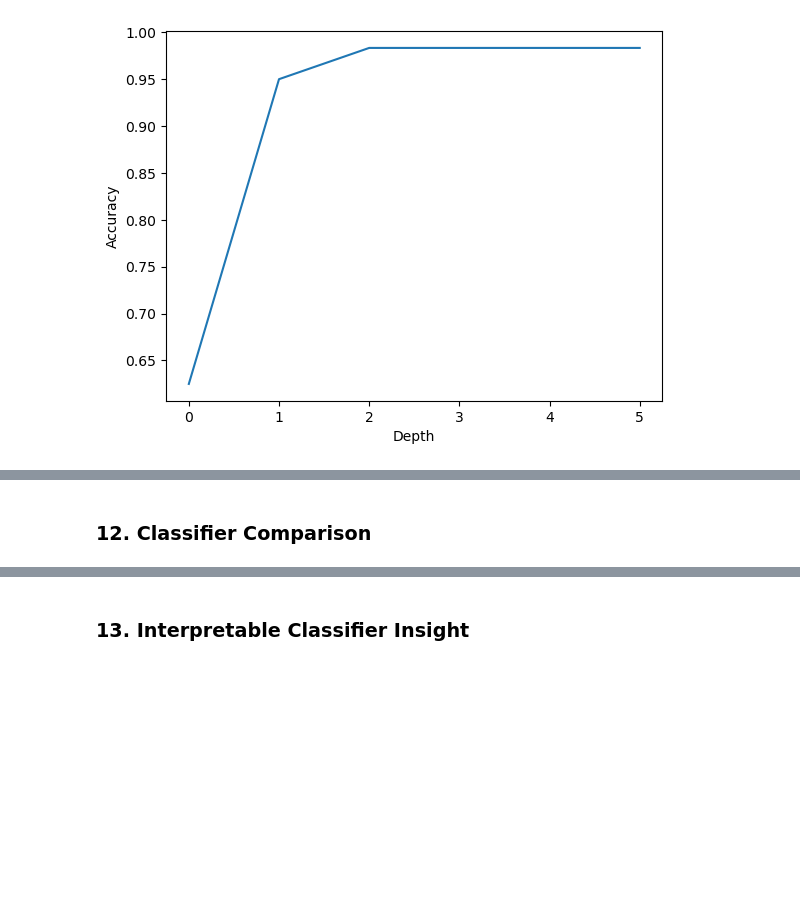
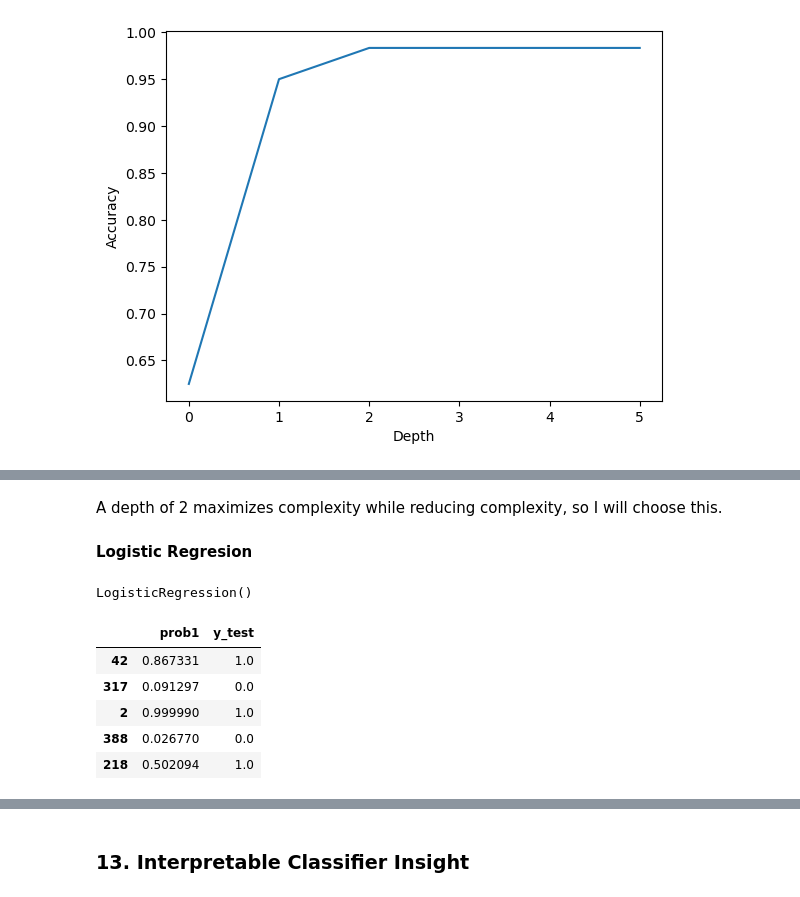
Before and after one commit to nimerkb/Assign6, a Jupyter notebook: as-6-mv-apr-18-3pm.ipynb, the cells around one changed output, grey strips where cells are left out. Cells and saved outputs as stored; diff of their text form; code cells hidden in the pictures; blank space fills up the shorter version.

```diff
--- a/as-6-mv-apr-18-3pm.ipynb
+++ b/as-6-mv-apr-18-3pm.ipynb
@@ -456,2 +463,4 @@ plt.show()
-# %% [markdown]
-### 12. Classifier Comparison
+# %% [markdown]
+A depth of 2 maximizes complexity while reducing complexity, so I will choose this.
+# %% [markdown]
+**Logistic Regresion**
@@ -457,0 +469,17 @@ plt.show()
+# %%
+def_log.fit(X_train,y_train)
+pred_prob = def_log.predict_proba(X_test)
+# %% [output]
+LogisticRegression()
+# %%
+predicted_df = pd.DataFrame(
+    data = {'prob1':pred_prob[:,1], 'y_test': y_test}
+)
+predicted_df.head()
+# %% [output]
+|  | prob1 | y_test |
+| 42 | 0.867331 | 1.0 |
+| 317 | 0.091297 | 0.0 |
+| 2 | 0.999990 | 1.0 |
+| 388 | 0.026770 | 0.0 |
+| 218 | 0.502094 | 1.0 |
```
Also changed, not shown: parts of 37 cells of this notebook.
